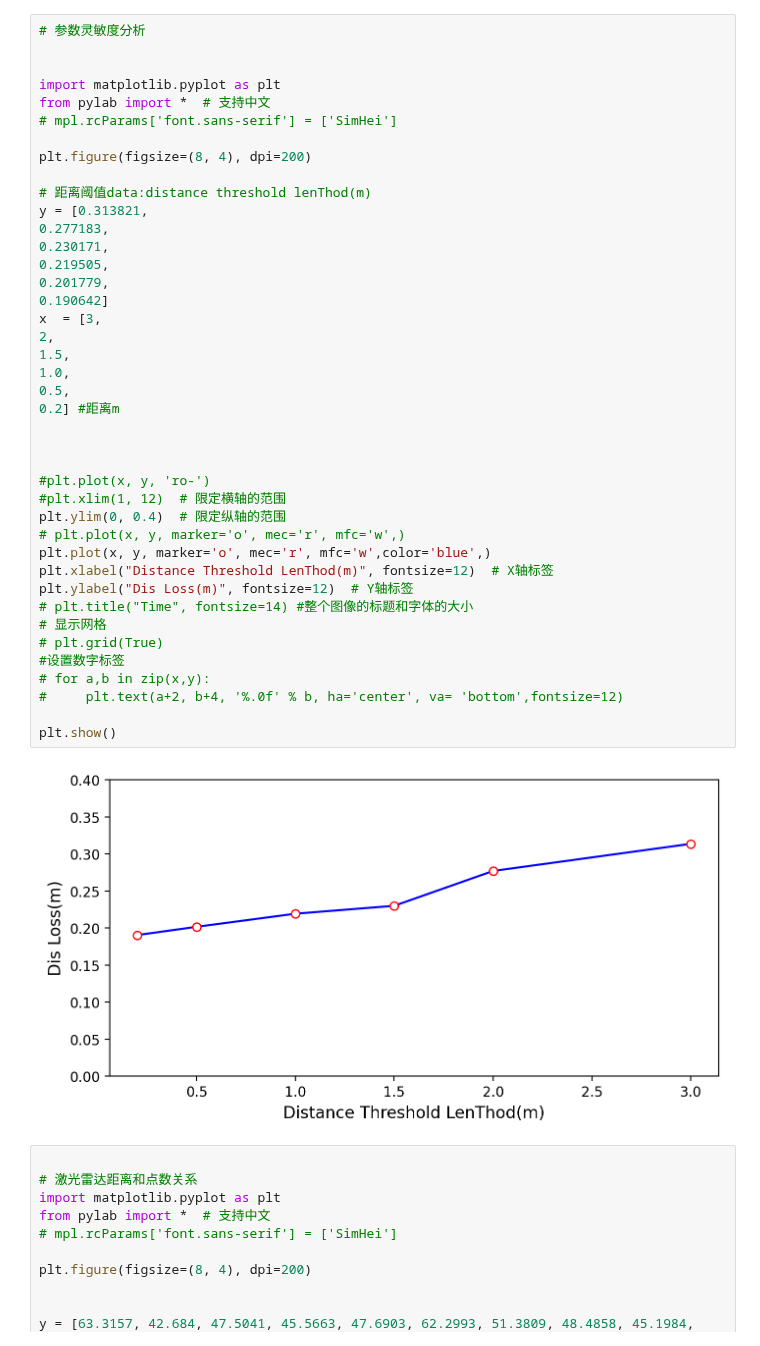
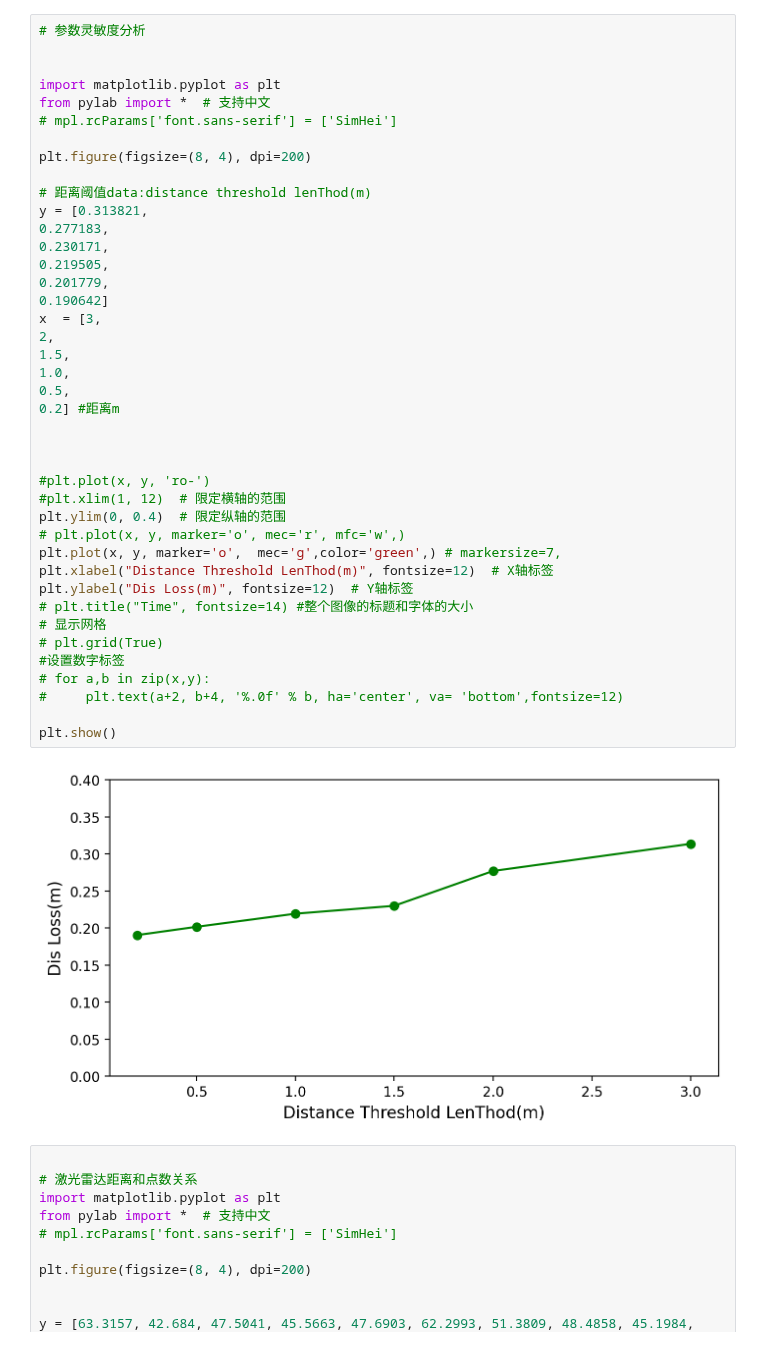
Before and after one commit to HuangCongQing/python-libraries, a Jupyter notebook: 03Matplotlib/应用/折线图.ipynb, the cells around one changed output. Saved outputs shown, nothing was run; the diff lists cells and outputs as text.

```diff
--- a/03Matplotlib/应用/折线图.ipynb
+++ b/03Matplotlib/应用/折线图.ipynb
@@ -59,35 +56,35 @@ plt.figure(figsize=(8, 4), dpi=200)
 y = [0.313821,
 0.277183,
 0.230171,
 0.219505,
 0.201779,
 0.190642]
 x  = [3,
 2,
 1.5,
 1.0,
 0.5,
 0.2] #距离m
 
 
 
 #plt.plot(x, y, 'ro-')
 #plt.xlim(1, 12)  # 限定横轴的范围
 plt.ylim(0, 0.4)  # 限定纵轴的范围
 # plt.plot(x, y, marker='o', mec='r', mfc='w',)
-plt.plot(x, y, marker='o', mec='r', mfc='w',color='blue',)
+plt.plot(x, y, marker='o',  mec='g',color='green',) # markersize=7,
 plt.xlabel("Distance Threshold LenThod(m)", fontsize=12)  # X轴标签
 plt.ylabel("Dis Loss(m)", fontsize=12)  # Y轴标签
 # plt.title("Time", fontsize=14) #整个图像的标题和字体的大小
 # 显示网格
 # plt.grid(True)
 #设置数字标签
 # for a,b in zip(x,y):
 #     plt.text(a+2, b+4, '%.0f' % b, ha='center', va= 'bottom',fontsize=12)
 
 plt.show()
 # %% [output]
-[figure, old version]
+[figure, new version]
 # %%
 
 # 激光雷达距离和点数关系
```
Also changed, not shown: parts of 1 cell of this notebook.
